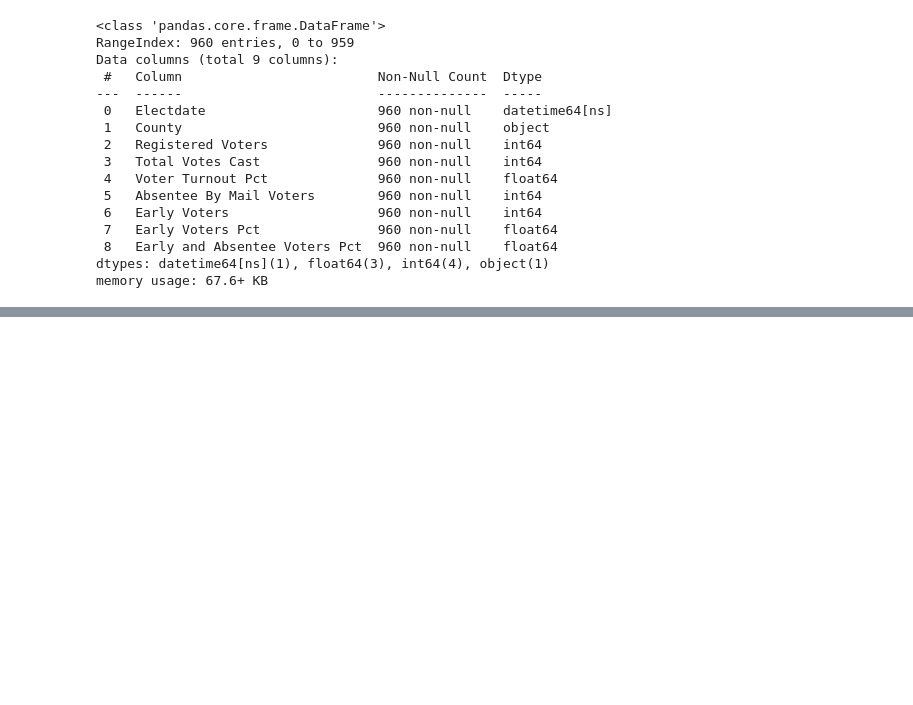
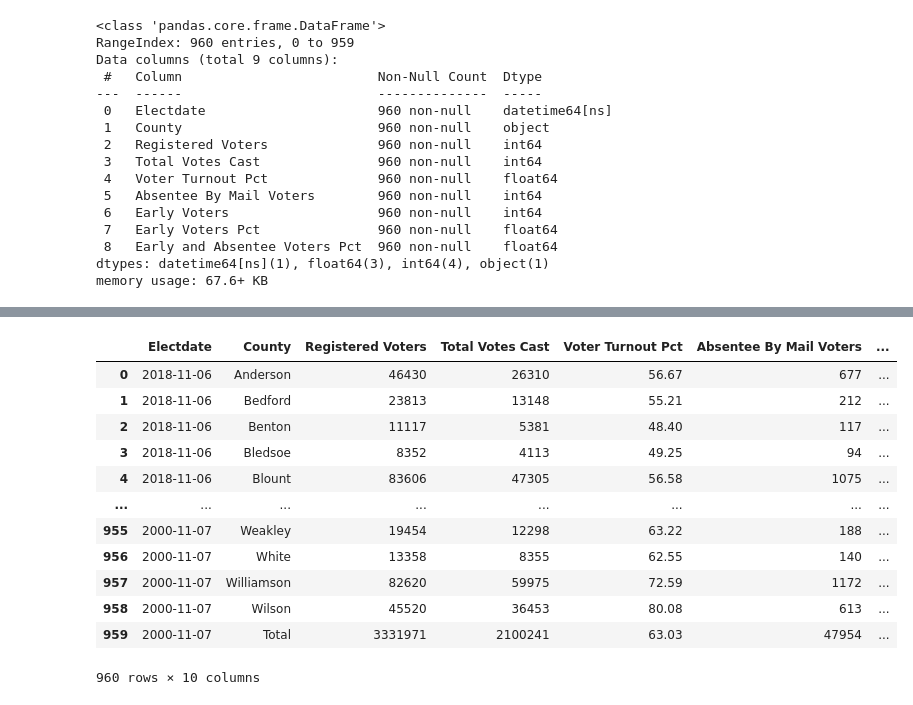
Before and after one commit to DavidMellow/tn-elections, a Jupyter notebook: notebooks/TN Voter Turnout.ipynb, the cells around one changed output, grey strips where cells are left out. Drawn from its saved outputs; the diff is of its cells as text; code cells hidden in the pictures; blank space fills up the shorter version.

Commit message:
turnout

```diff
--- a/notebooks/TN Voter Turnout.ipynb
+++ b/notebooks/TN Voter Turnout.ipynb
@@ -486,0 +505,4 @@ memory usage: 67.6+ KB
+# %%
+#read TN_county_index_shape.csv to add index from TN Counties shape file for joining in Tableau
+county_index=pd.read_csv('../data/TN_county_index_shape.csv')
+county_index
@@ -486,0 +523,7 @@ memory usage: 67.6+ KB
+# %%
+# drop index set column "county" to index
+county_index.set_index('county', drop=True, inplace=True)
+# %%
+# change df "county_index" to dictionary to look up county index numbers
+county_index_dict=county_index.to_dict()
+county_index_dict
@@ -486,0 +548,18 @@ memory usage: 67.6+ KB
+# %%
+# map county_index onto tn_2000_2018_to for possibility of mapping  gapminder_df['pop']= gapminder_df['continent'].map(pop_dict))
+tn_2000_2018_to['Co_Index']=tn_2000_2018_to['County'].map(county_index_dict["INDEX_NO"])
+tn_2000_2018_to
+# %% [output]
+|  | Electdate | County | Registered Voters | Total Votes Cast | Voter Turnout Pct | Absentee By Mail Voters | ... |
+| 0 | 2018-11-06 | Anderson | 46430 | 26310 | 56.67 | 677 | ... |
+| 1 | 2018-11-06 | Bedford | 23813 | 13148 | 55.21 | 212 | ... |
+| 2 | 2018-11-06 | Benton | 11117 | 5381 | 48.40 | 117 | ... |
+| 3 | 2018-11-06 | Bledsoe | 8352 | 4113 | 49.25 | 94 | ... |
+| 4 | 2018-11-06 | Blount | 83606 | 47305 | 56.58 | 1075 | ... |
+| ... | ... | ... | ... | ... | ... | ... | ... |
+| 955 | 2000-11-07 | Weakley | 19454 | 12298 | 63.22 | 188 | ... |
+| 956 | 2000-11-07 | White | 13358 | 8355 | 62.55 | 140 | ... |
+| 957 | 2000-11-07 | Williamson | 82620 | 59975 | 72.59 | 1172 | ... |
+| 958 | 2000-11-07 | Wilson | 45520 | 36453 | 80.08 | 613 | ... |
+| 959 | 2000-11-07 | Total | 3331971 | 2100241 | 63.03 | 47954 | ... |
+960 rows × 10 columns
```
Also changed, not shown: parts of 10 cells of this notebook.
